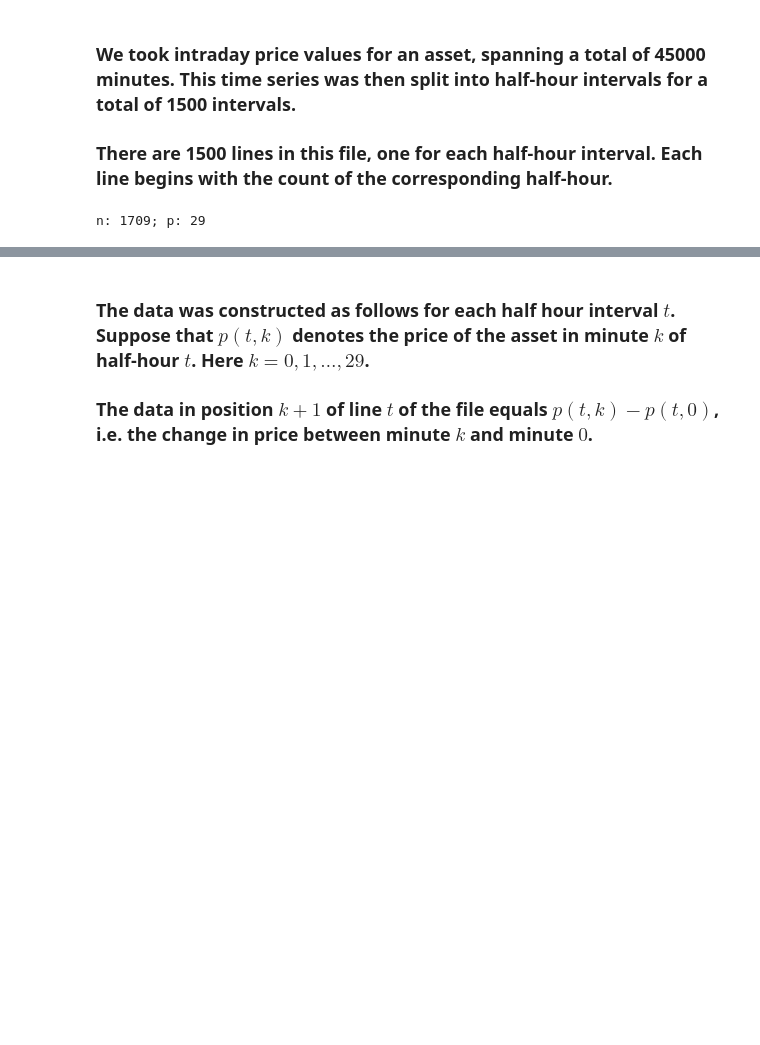
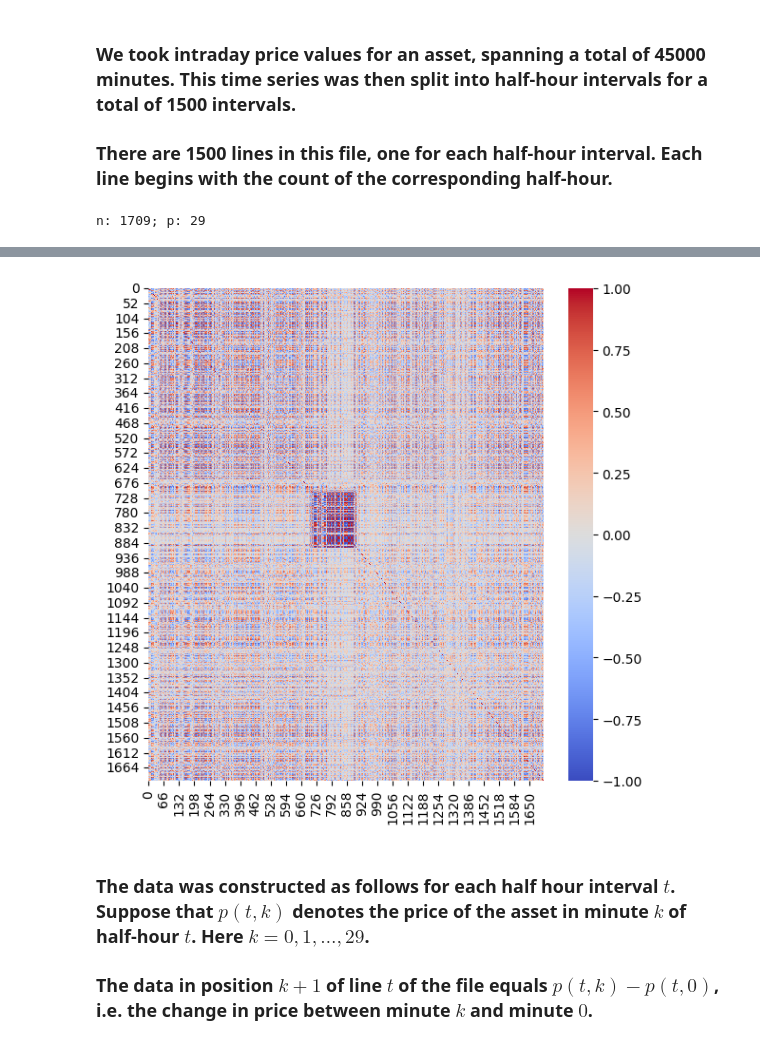
Before and after one commit to ostapenkovs/ieor-4500-apps-prog, a Jupyter notebook: hw3/hw3.ipynb, the cells around one changed output, grey strips where cells are left out. Saved outputs shown, nothing was run; the diff lists cells and outputs as text; code cells hidden in the pictures; blank space fills up the shorter version.

```diff
--- a/hw3/hw3.ipynb
+++ b/hw3/hw3.ipynb
@@ -35,3 +51,15 @@ n: 1709; p: 29
+# %%
+# plotting the correlations for every row with every other row
+# to look for patterns in the data. correlation is between -1 and 1!
+corr_mtx = df.T.corr()
+
+fig, ax = plt.subplots(1, 1, figsize=(6, 6))
+sns.heatmap(corr_mtx, vmin=-1, vmax=1, cmap='coolwarm', ax=ax)
+
+plt.tight_layout()
+plt.show()
+# %% [output]
+[figure, added]
 # %% [markdown]
 ### The data was constructed as follows for each half hour interval $t$.  Suppose that $p(t, k)$ denotes the price of the asset in minute $k$ of half-hour $t$.  Here $k = 0,1,\ldots, 29$.
 ### The data in position $k+1$ of line $t$ of the file equals $p(t,k) - p(t,0)$, i.e. the change in price between minute $k$ and minute $0$.
```
Also changed, not shown: parts of 5 cells of this notebook.
